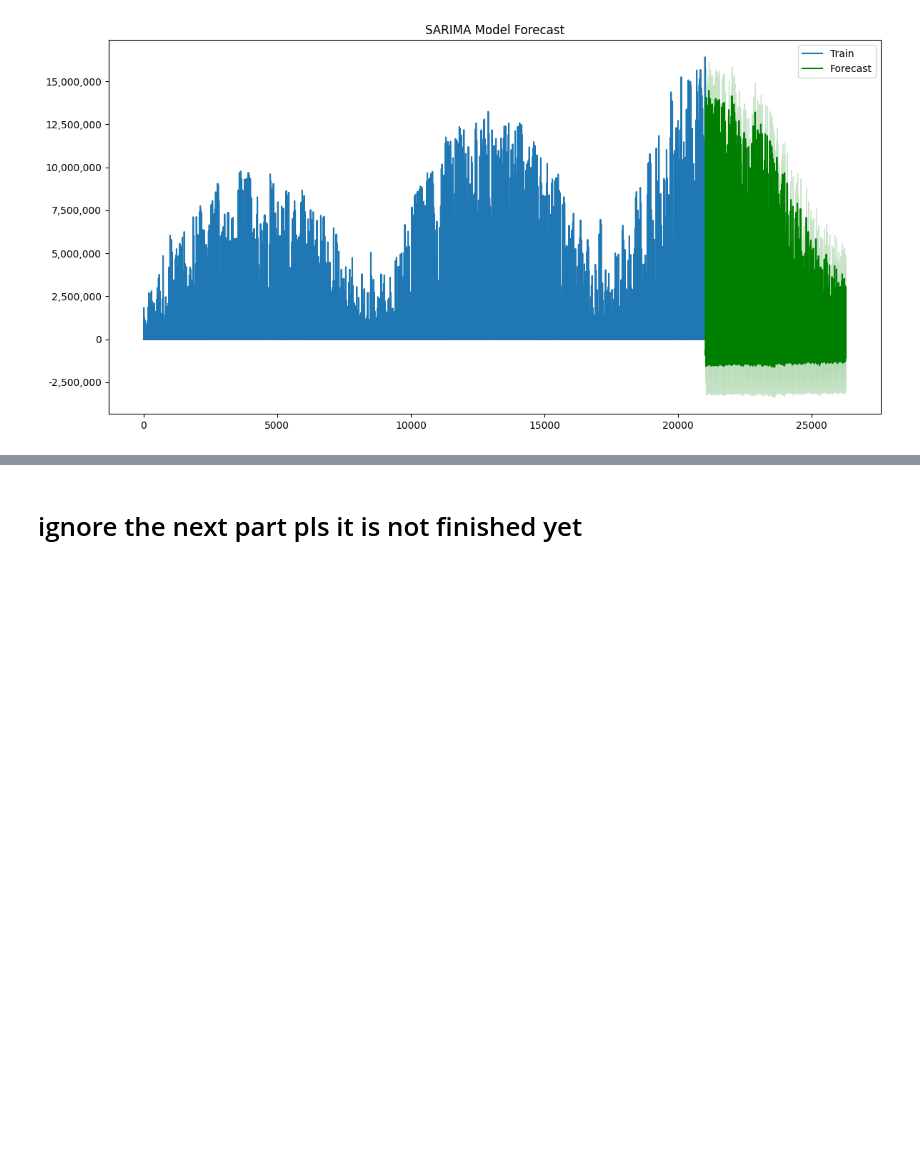
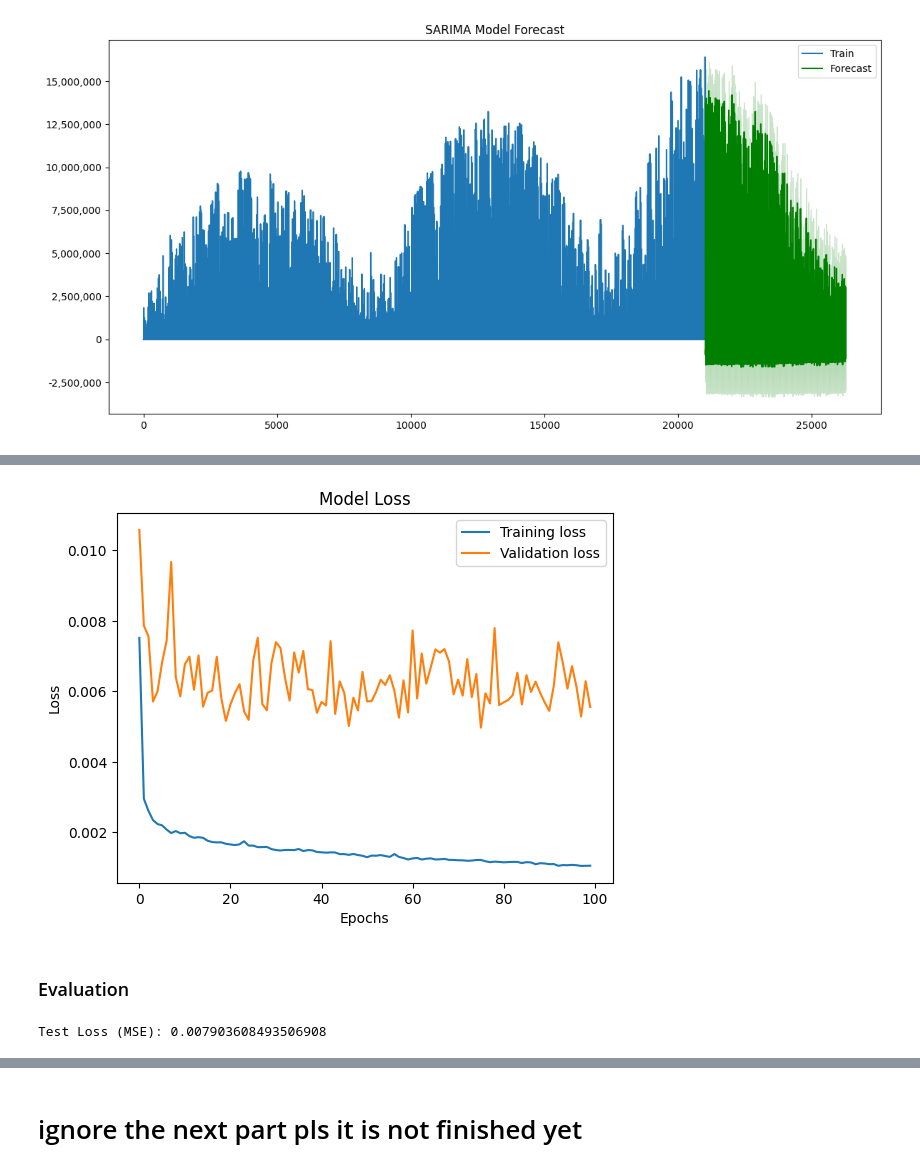
Before and after one commit to estherw66/EnergieOpwek, a Jupyter notebook: models/SolarEnergyPrediction.ipynb, the cells around one changed output, grey strips where cells are left out. Cells and saved outputs as stored; diff of their text form; code cells hidden in the pictures; blank space fills up the shorter version.

```diff
--- a/models/SolarEnergyPrediction.ipynb
+++ b/models/SolarEnergyPrediction.ipynb
@@ -310,0 +348,11 @@ Somehow the model performed even more poorly. After some expiriments we can conc
+# %%
+sequence_length = 24
+
+def create_sequences(X, y, seq_length):
+    X_seq, y_seq = [], []
+    for i in range(seq_length, len(X)):
+        X_seq.append(X[i-seq_length:i])
+        y_seq.append(y[i])
+    return np.array(X_seq), np.array(y_seq)
+
+X_seq, y_seq = create_sequences(X_scaled, y_scaled, sequence_length)
@@ -310,0 +362,4 @@ Somehow the model performed even more poorly. After some expiriments we can conc
+# %%
+split = int(0.8 * len(X_seq))
+X_train, X_test = X_seq[:split], X_seq[split:]
+y_train, y_test = y_seq[:split], y_seq[split:]
@@ -310,0 +368,18 @@ Somehow the model performed even more poorly. After some expiriments we can conc
+# %%
+from tensorflow.keras.models import Sequential
+from tensorflow.keras.layers import LSTM, Dense, Dropout, Input
+
+model = Sequential()
+
+model.add(Input(shape=(X_train.shape[1], X_train.shape[2])))
+
+model.add(LSTM(50, activation='relu', return_sequences=True))
+model.add(Dropout(0.2))
+
+model.add(LSTM(50, activation='relu'))
+model.add(Dropout(0.2))
+
+model.add(Dense(1))
+
+model.compile(optimizer='adam', loss='mse')
+model.summary()
@@ -310,0 +404,2 @@ Somehow the model performed even more poorly. After some expiriments we can conc
+# %%
+hist = model.fit(X_train, y_train, epochs=100, batch_size=32, validation_split=0.2, verbose=1)
@@ -310,0 +424,17 @@ Somehow the model performed even more poorly. After some expiriments we can conc
+# %%
+plt.plot(hist.history['loss'], label='Training loss')
+plt.plot(hist.history['val_loss'], label='Validation loss')
+plt.legend()
+plt.title('Model Loss')
+plt.xlabel('Epochs')
+plt.ylabel('Loss')
+plt.show()
+# %% [output]
+[figure, added]
+# %% [markdown]
+### Evaluation
+# %%
+test_loss = model.evaluate(X_test, y_test, verbose=0)
+print(f"Test Loss (MSE): {test_loss}")
+# %% [output]
+Test Loss (MSE): 0.007903608493506908
```
Also changed, not shown: parts of 36 cells of this notebook.
